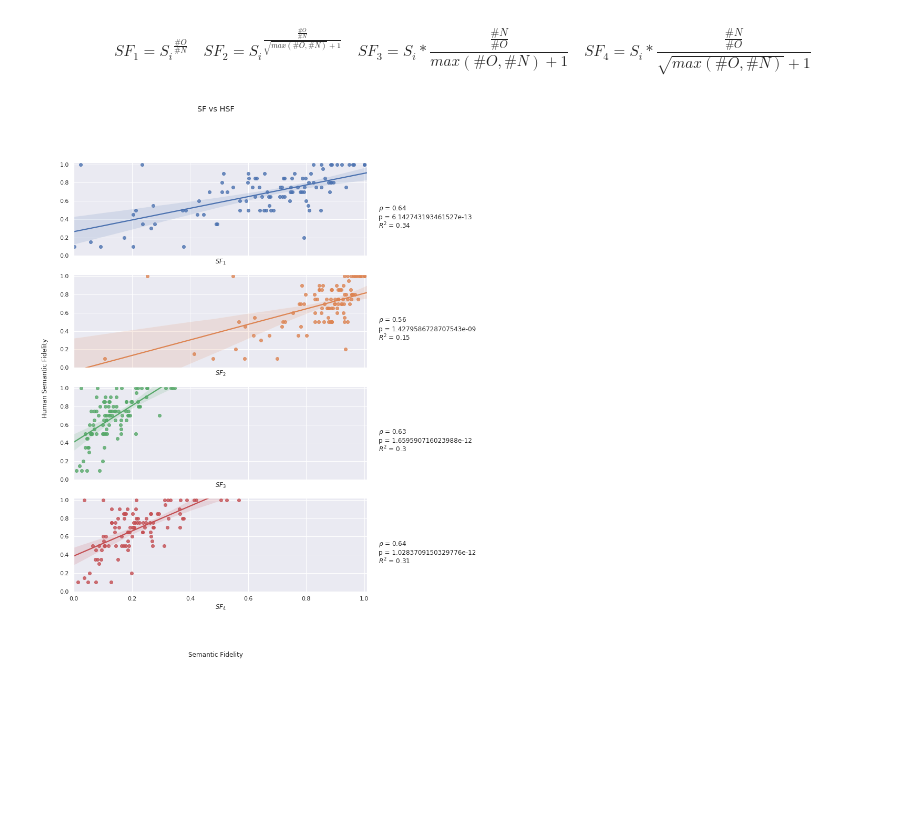
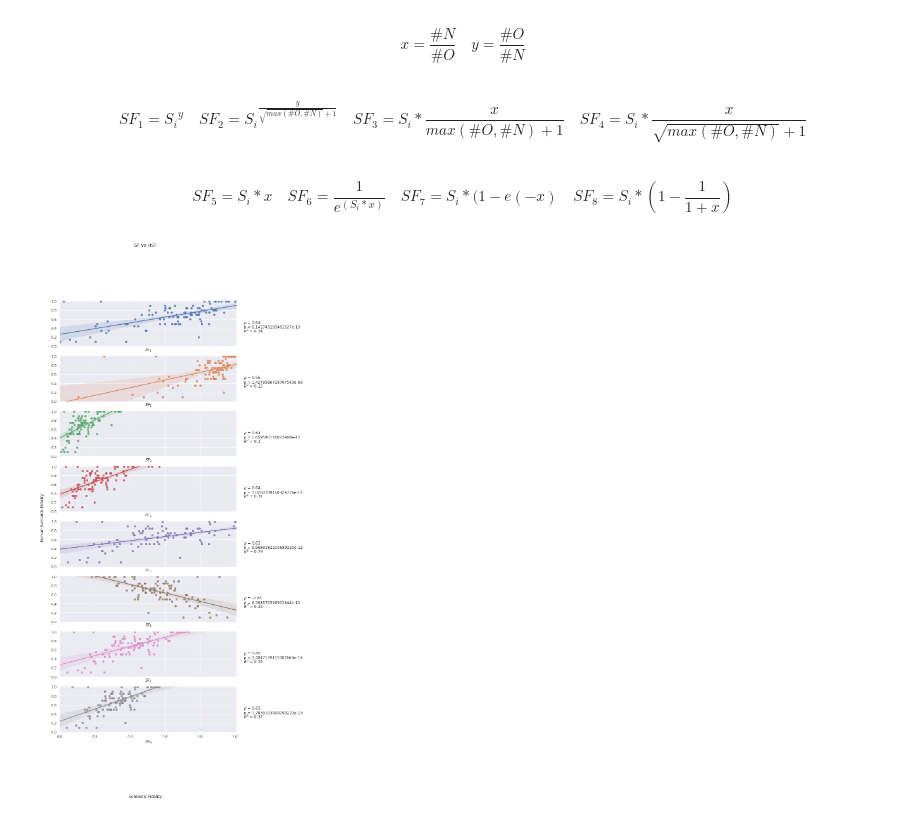
Before and after one commit to pranavAL/Semantic_Fidelity-and-Egoshots, a Jupyter notebook: SFs_plot.ipynb, the cells around one changed output. Cells and saved outputs as stored; diff of their text form; code cells hidden in the pictures; blank space fills up the shorter version.

```diff
--- a/SFs_plot.ipynb
+++ b/SFs_plot.ipynb
@@ -59,25 +62,37 @@ SF_1 = [value for value in data['SF_1']]
 SF_2 = [value for value in data['SF_2']]
 SF_3 = [value for value in data['SF_3']]
 SF_4 = [value for value in data['SF_4']]
+SF_5 = [value for value in data['SF_5']]
+SF_6 = [value for value in data['SF_6']]
+SF_7 = [value for value in data['SF_7']]
+SF_8 = [value for value in data['SF_8']]
+# %% [markdown]
+$$x=\frac{\#N}{\#O} \quad y=\frac{\#O}{\#N}$$
 # %% [markdown]
 
-$$SF_1 = {S_i}^{\frac{\#O}{\#N}}\quad SF_2 = {S_i}^{\frac{\frac{\#O}{\#N}}{\sqrt{max(\#O,\#N)}+1}}\quad SF_3 = {S_i}*{\frac{\frac{\#N}{\#O}}{max(\#O,\#N)+1}}\quad SF_4 = {S_i}*{\frac{\frac{\#N}{\#O}}{\sqrt{max(\#O,\#N)}+1}}$$
+$$SF_1 = {S_i}^{y}\quad SF_2 = {S_i}^{\frac{y}{\sqrt{max(\#O,\#N)}+1}}\quad SF_3 = {S_i}*{\frac{x}{max(\#O,\#N)+1}}\quad SF_4 = {S_i}*{\frac{x}{\sqrt{max(\#O,\#N)}+1}} $$
+# %% [markdown]
+$$SF_5 = {S_i}*{x}\quad SF_6 = {\frac{1}{{e}^{({S_i}*{x})}}}\quad SF_7 = {S_i}*(1-e(-x) \quad SF_8 = {S_i}*(1-\frac{1}{1+x})$$
 # %%
-fig, axs = plt.subplots(4, 1, sharex=True, sharey=True,figsize=(10,15))
+fig, axs = plt.subplots(8, 1, sharex=True, sharey=True,figsize=(10,25))
 
-((ax1, ax2, ax3, ax4)) = axs
+((ax1, ax2, ax3, ax4, ax5, ax6, ax7, ax8)) = axs
 
 SFvsHSF(SF_1,HSF,ax1,'$SF_{1}$')
 SFvsHSF(SF_2,HSF,ax2,'$SF_{2}$')
 SFvsHSF(SF_3,HSF,ax3,'$SF_{3}$')
 SFvsHSF(SF_4,HSF,ax4,'$SF_{4}$')
+SFvsHSF(SF_5,HSF,ax5,'$SF_{5}$')
+SFvsHSF(SF_6,HSF,ax6,'$SF_{6}$')
+SFvsHSF(SF_7,HSF,ax7,'$SF_{7}$')
+SFvsHSF(SF_8,HSF,ax8,'$SF_{8}$')
 
 fig.suptitle('SF vs HSF')
 
 fig.text(0.5, 0.01, 'Semantic Fidelity', ha='center')
 fig.text(0.04, 0.5, 'Human Semantic Fidelity', va='center', rotation='vertical')
 
 
 plt.show()
 # %% [output]
-[figure, old version]
+[figure, new version]
```
Also changed, not shown: parts of 2 cells of this notebook.
